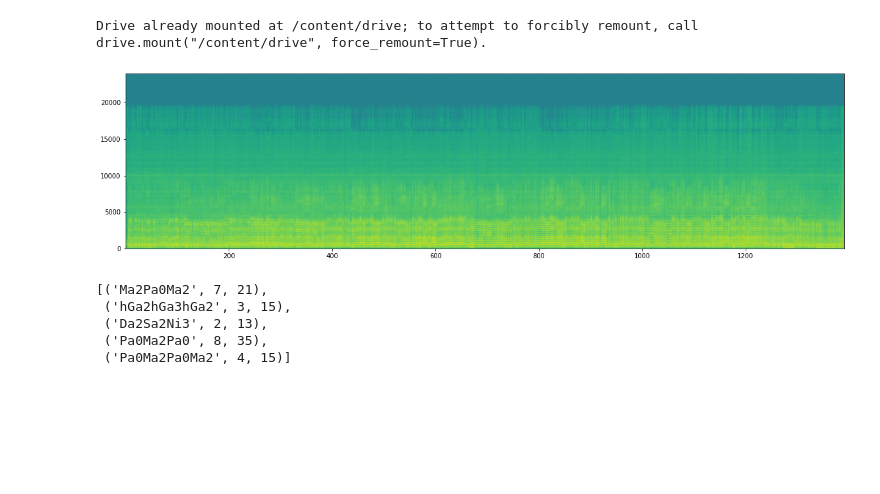
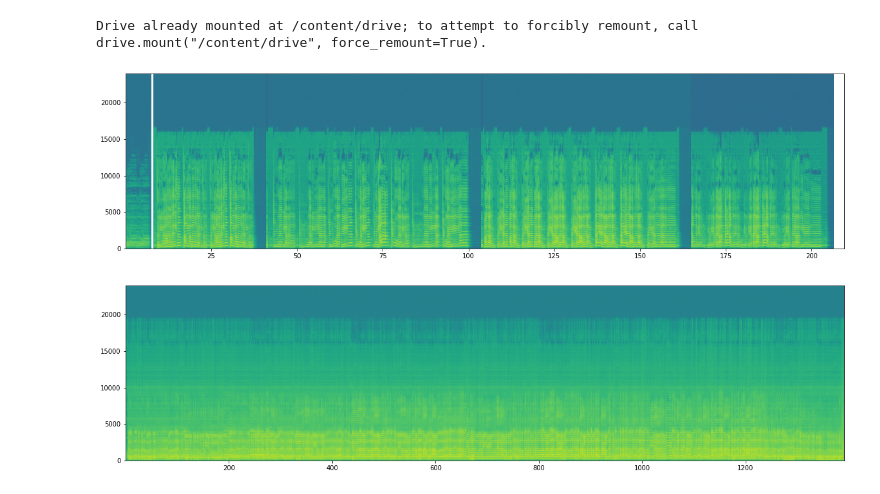
Before and after one commit to Kodhandarama/Audio_Analysis, a Jupyter notebook: pitch_contour.ipynb, the cells around one changed output. Cells and saved outputs as stored; diff of their text form; code cells hidden in the pictures; blank space fills up the shorter version.

```diff
--- a/pitch_contour.ipynb
+++ b/pitch_contour.ipynb
@@ -335,20 +368,20 @@ del all_normalized_notes['lSa2']
 del all_normalized_notes['hSa0']
 all_normalized_notes = OrderedDict(sorted(all_normalized_notes.items(),key=lambda kv: kv[1]))
 # %%
-shankarabarana = Audio('/content/drive/My Drive/Projects/AA/Music dataset/Raga_Surabhi_3.wav')
-kalyani_1 = Audio('/content/drive/My Drive/Projects/AA/Music dataset/Kalyani/Raga_Kalyani_1.wav')
-kalyani_2 = Audio('/content/drive/My Drive/Projects/AA/Music dataset/Kalyani/Raga_Kalyani_2.wav')
-kalyani_0 = Audio('/content/drive/My Drive/Projects/AA/Music dataset/Kalyani/Raga_Kalyani_0.wav')
+# shankarabarana = Audio('/content/drive/My Drive/Projects/AA/Music dataset/Raga_Surabhi_3.wav')
+# kalyani_1 = Audio('/content/drive/My Drive/Projects/AA/Music dataset/Kalyani/Raga_Kalyani_1.wav')
+# kalyani_2 = Audio('/content/drive/My Drive/Projects/AA/Music dataset/Kalyani/Raga_Kalyani_2.wav')
+# kalyani_0 = Audio('/content/drive/My Drive/Projects/AA/Music dataset/Kalyani/Raga_Kalyani_0.wav')
 abhogi = Audio('/content/drive/My Drive/Projects/AA/Music dataset/seq_test/abhogi.mp3')
 kambhoji = Audio('/content/drive/My Drive/Projects/AA/Music dataset/seq_test/kambhoji.mp3')
 mayamalavagowlai= Audio('/content/drive/My Drive/Projects/AA/Music dataset/seq_test/mayamalavagowlai.mp3')
 shanmukhapriya = Audio('/content/drive/My Drive/Projects/AA/Music dataset/seq_test/shanmukhapriya.mp3')
-trichur_kalyani = Audio('/content/drive/My Drive/Projects/AA/Music dataset/Kalyani/trichur_kalyani.mp3')
+# trichur_kalyani = Audio('/content/drive/My Drive/Projects/AA/Music dataset/Kalyani/trichur_kalyani.mp3')
 # rkm_abhogi=Audio('/content/drive/My Drive/Projects/AA/Music dataset/Audio/223580__gopalkoduri__carnatic-varnam-by-ramakrishnamurthy-in-abhogi-raaga.mp3')
 # rkm_kalyani=Audio('/content/drive/My Drive/Projects/AA/Music dataset/Audio/223588__gopalkoduri__carnatic-varnam-by-ramakrishnamurthy-in-kalyani-raaga.mp3')
 # rkm_mohana=Audio('/content/drive/My Drive/Projects/AA/Music dataset/Audio/223593__gopalkoduri__carnatic-varnam-by-ramakrishnamurthy-in-mohanam-raaga.mp3')
 # rkm_sahana=Audio('/content/drive/My Drive/Projects/AA/Music dataset/Audio/223595__gopalkoduri__carnatic-varnam-by-ramakrishnamurthy-in-sahana-raaga.mp3')
 # rkm_saveri=Audio('/content/drive/My Drive/Projects/AA/Music dataset/Audio/223601__gopalkoduri__carnatic-varnam-by-ramakrishnamurthy-in-saveri-raaga.mp3')
 # rkm_shree=Audio('/content/drive/My Drive/Projects/AA/Music dataset/Audio/223604__gopalkoduri__carnatic-varnam-by-ramakrishnamurthy-in-sri-raaga.mp3')
 # %% [output]
-[figure, old version]
+[figure, new version]
@@ -385,8 +387,0 @@ for i in s_1.keys():
-# %%
-sub
-# %% [output]
-[('Ma2Pa0Ma2', 7, 21),
- ('hGa2hGa3hGa2', 3, 15),
- ('Da2Sa2Ni3', 2, 13),
- ('Pa0Ma2Pa0', 8, 35),
- ('Pa0Ma2Pa0Ma2', 4, 15)]
@@ -392,0 +404,4 @@ sub
+# %%
+trichur_kalyani = Audio('/content/drive/My Drive/Projects/AA/Music dataset/Kalyani/trichur_kalyani.mp3')
+# %% [output]
+[figure, added]
```
Also changed, not shown: parts of 7 cells of this notebook.
